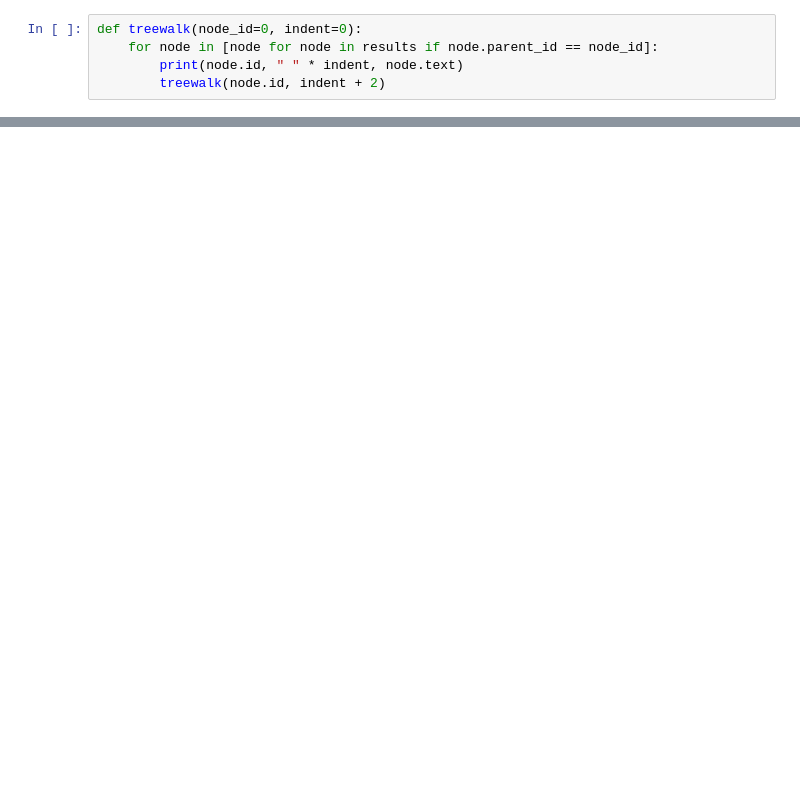
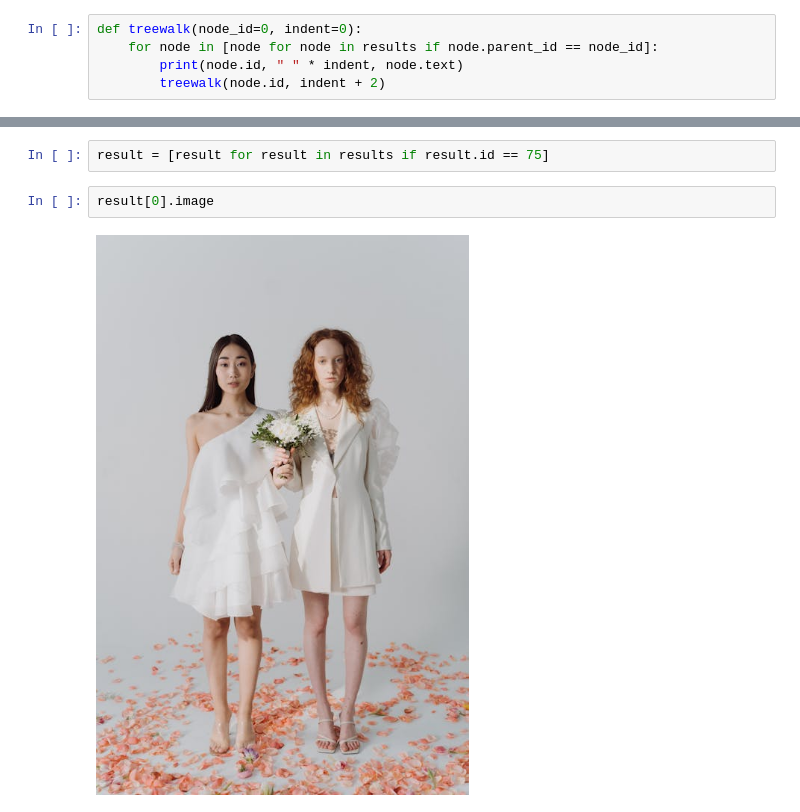
Before and after one commit to AndrewSwinn/MyFirstLLM, a Jupyter notebook: ad-hoc/DuckDuckWalkRead.ipynb, the cells around one changed output, grey strips where cells are left out. Cells and saved outputs as stored; diff of their text form; blank space fills up the shorter version.

```diff
--- a/ad-hoc/DuckDuckWalkRead.ipynb
+++ b/ad-hoc/DuckDuckWalkRead.ipynb
@@ -37,0 +58,6 @@ results[7].image
+# %%
+result = [result for result in results if result.id == 75]
+# %%
+result[0].image
+# %% [output]
+[figure, added]
```
Also changed, not shown: parts of 7 cells of this notebook, 2 other files.
